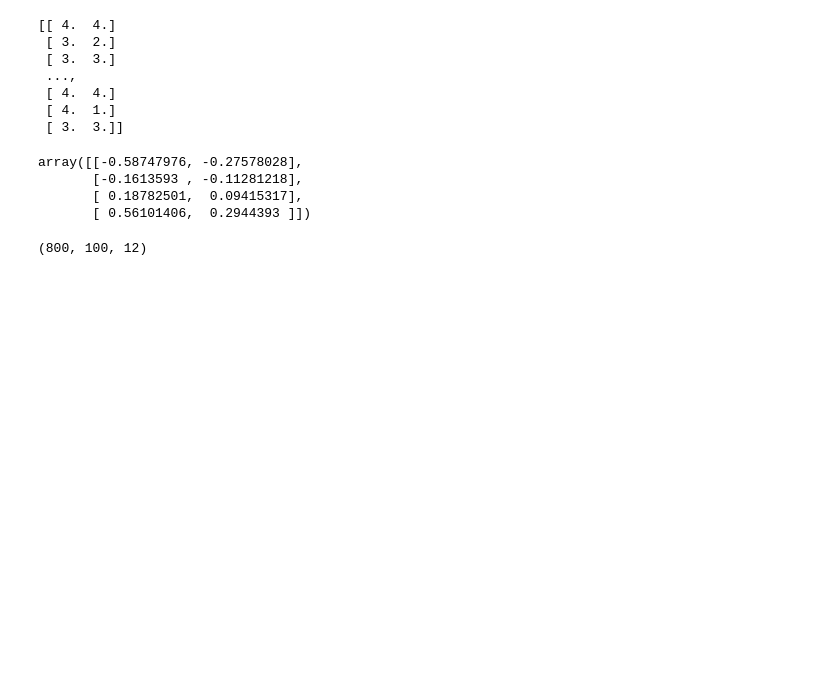
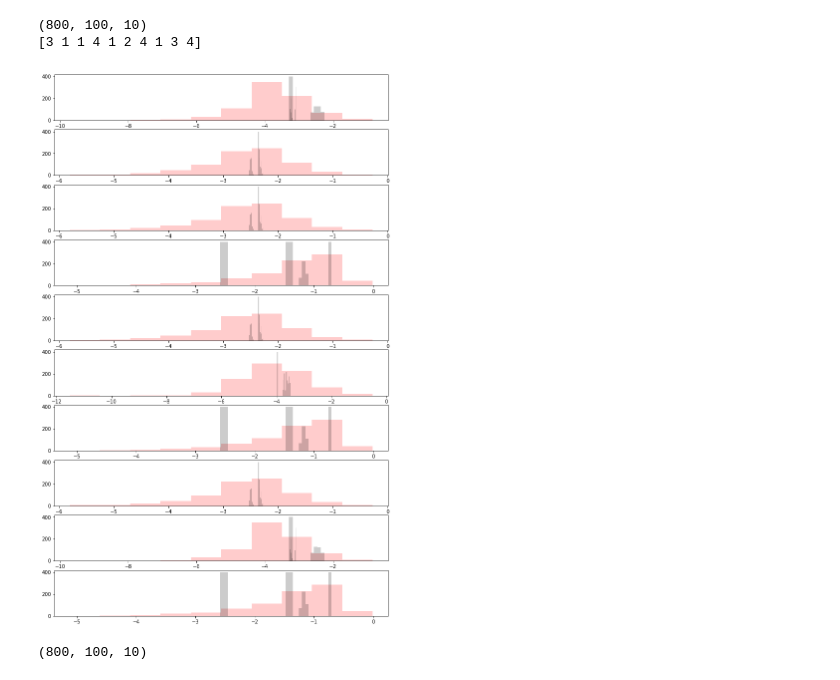
Before and after one commit to marcdotson/conjoint-ensembles, a Jupyter notebook: ConjointEnsemble.ipynb, the cells around one changed output. Cells and saved outputs as stored; diff of their text form; code cells hidden in the pictures; blank space fills up the shorter version.

Commit message:
Implemented stacking predicitive distribution procedure from the Gelman paper. Also some clean up.

```diff
--- a/ConjointEnsemble.ipynb
+++ b/ConjointEnsemble.ipynb
@@ -9,7 +11,7 @@ import pickle
 # %%
 data_dict = gsd.generate_simulated_data()
 
-model_name = 'HBMNL_1.2'
+model_name = 'HBMNL_1.1'
 
 with open('./MODELS/{0}.stan'.format(model_name), 'r') as f:
     stan_model = f.read()
@@ -24,18 +26,8 @@ except:
 
 fit01 = sm.sampling(data=data_dict, iter=800, chains=2)
 fit02 = sm.sampling(data=data_dict, iter=800, chains=2, control={'max_treedepth':3})
+fit03 = sm.sampling(data=data_dict, iter=800, chains=2, control={'max_treedepth':3})
 
-Y_pred01 = fit01.extract(['Yp'])['Yp']
-Y_pred02 = fit02.extract(['Yp'])['Yp']
+Y_pred01 = fit01.extract(['log_lik'])['log_lik']
+Y_pred02 = fit02.extract(['log_lik'])['log_lik']
+Y_pred03 = fit03.extract(['log_lik'])['log_lik']
-# %%
-# model predictions as a matrix
-P = np.row_stack((Y_pred01[-1].flatten(), Y_pred02[-1].flatten())).T
-print(P)
-# %% [output]
-[[ 4.  4.]
- [ 3.  2.]
- [ 3.  3.]
- ...,
- [ 4.  4.]
- [ 4.  1.]
- [ 3.  3.]]
@@ -45,11 +34,23 @@ fitted_model = stacking_model.fit(P, data_dict['Y'].flatten())
-# %%
-fitted_model.coef_
-# %% [output]
-array([[-0.58747976, -0.27578028],
-       [-0.1613593 , -0.11281218],
-       [ 0.18782501,  0.09415317],
-       [ 0.56101406,  0.2944393 ]])
-# %%
-fit01.extract(['B'])['B'].shape
-# %% [output]
-(800, 100, 12)
+# %%
+print(Y_pred01.shape)
+#stats.mode(Y_pred01, axis=0)[0]
+i = 13
+j = 0
+fig,ax = plt.subplots(ncols=1, nrows=10, figsize=(12,20))
+for j in range(10):
+    ax[j].hist(Y_pred01[:,i,j], color='r', alpha=.2)
+    ax[j].hist(Y_pred02[:,i,j], color='k', alpha=.2)
+    ax[j].hist(Y_pred03[:,i,j], color='k', alpha=.2)
+
+print(data_dict['Y'][i,:])
+
+plt.show()
+# %% [output]
+(800, 100, 10)
+[3 1 1 4 1 2 4 1 3 4]
+[figure, added]
+# %%
+Y_pred = Y_pred01 + Y_pred02 + Y_pred03
+Y_pred.shape
+# %% [output]
+(800, 100, 10)
```
Also changed, not shown: parts of 3 cells of this notebook, 6 other files.
